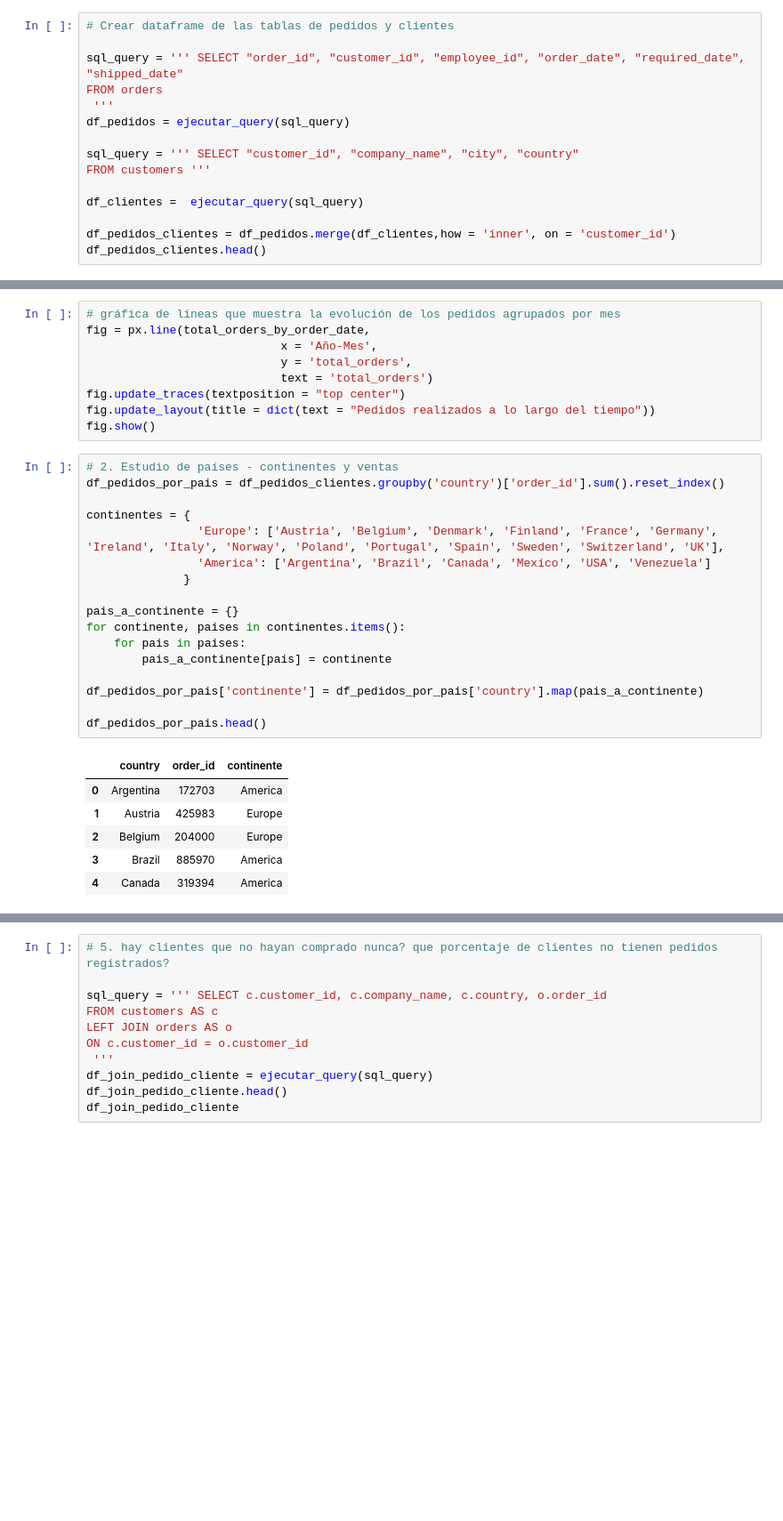
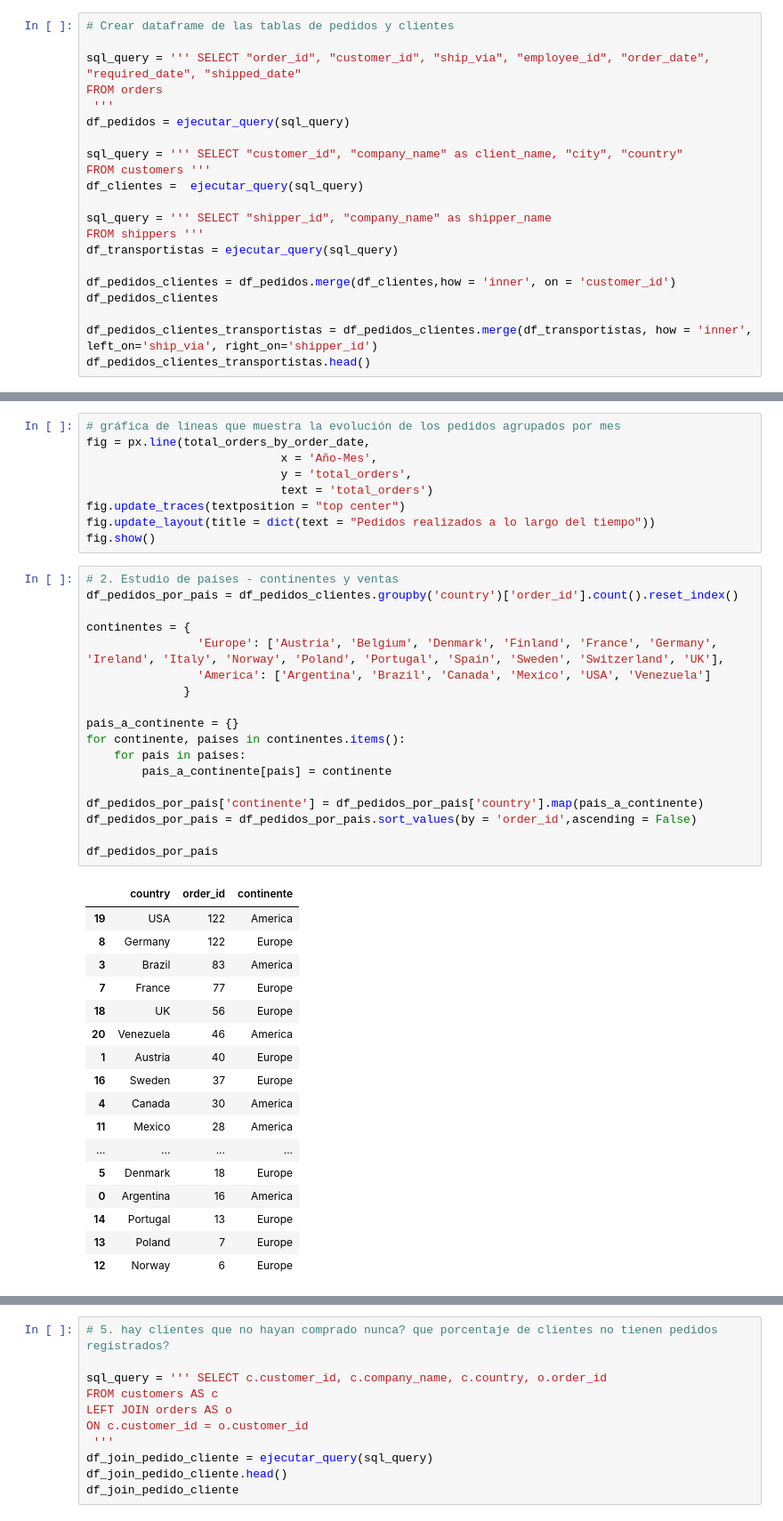
Before and after one commit to CarlEstP/python_data, a Jupyter notebook: mi_solucion.ipynb, the cells around one changed output, grey strips where cells are left out. Shown at 89% size. Drawn from its saved outputs; the diff is of its cells as text; blank space fills up the shorter version.

```diff
--- a/solucion.ipynb
+++ b/mi_solucion.ipynb
@@ -232,16 +232,22 @@ df_employees_report_to
 # %%
 # Crear dataframe de las tablas de pedidos y clientes
 
-sql_query = ''' SELECT "order_id", "customer_id", "employee_id", "order_date", "required_date", "shipped_date"
+sql_query = ''' SELECT "order_id", "customer_id", "ship_via", "employee_id", "order_date", "required_date", "shipped_date"
 FROM orders
  '''
 df_pedidos = ejecutar_query(sql_query)
 
-sql_query = ''' SELECT "customer_id", "company_name", "city", "country"
+sql_query = ''' SELECT "customer_id", "company_name" as client_name, "city", "country"
 FROM customers '''
-
 df_clientes =  ejecutar_query(sql_query)
 
+sql_query = ''' SELECT "shipper_id", "company_name" as shipper_name
+FROM shippers '''
+df_transportistas = ejecutar_query(sql_query)
+
 df_pedidos_clientes = df_pedidos.merge(df_clientes,how = 'inner', on = 'customer_id')
-df_pedidos_clientes.head()
+df_pedidos_clientes
+
+df_pedidos_clientes_transportistas = df_pedidos_clientes.merge(df_transportistas, how = 'inner', left_on='ship_via', right_on='shipper_id')
+df_pedidos_clientes_transportistas.head()
 # %% [output]
@@ -304,27 +350,39 @@ fig.update_layout(title = dict(text = "Pedidos realizados a lo largo del tiempo"
 fig.show()
 # %%
 # 2. Estudio de países - continentes y ventas
-df_pedidos_por_pais = df_pedidos_clientes.groupby('country')['order_id'].sum().reset_index()
+df_pedidos_por_pais = df_pedidos_clientes.groupby('country')['order_id'].count().reset_index()
 
 continentes = {
                 'Europe': ['Austria', 'Belgium', 'Denmark', 'Finland', 'France', 'Germany', 'Ireland', 'Italy', 'Norway', 'Poland', 'Portugal', 'Spain', 'Sweden', 'Switzerland', 'UK'],
                 'America': ['Argentina', 'Brazil', 'Canada', 'Mexico', 'USA', 'Venezuela']
               }
 
 pais_a_continente = {}
 for continente, paises in continentes.items():
     for pais in paises:
         pais_a_continente[pais] = continente
 
 df_pedidos_por_pais['continente'] = df_pedidos_por_pais['country'].map(pais_a_continente)
+df_pedidos_por_pais = df_pedidos_por_pais.sort_values(by = 'order_id',ascending = False)
 
-df_pedidos_por_pais.head()
+df_pedidos_por_pais
 # %% [output]
 |  | country | order_id | continente |
-| 0 | Argentina | 172703 | America |
-| 1 | Austria | 425983 | Europe |
-| 2 | Belgium | 204000 | Europe |
-| 3 | Brazil | 885970 | America |
-| 4 | Canada | 319394 | America |
+| 19 | USA | 122 | America |
+| 8 | Germany | 122 | Europe |
+| 3 | Brazil | 83 | America |
+| 7 | France | 77 | Europe |
+| 18 | UK | 56 | Europe |
+| 20 | Venezuela | 46 | America |
+| 1 | Austria | 40 | Europe |
+| 16 | Sweden | 37 | Europe |
+| 4 | Canada | 30 | America |
+| 11 | Mexico | 28 | America |
+| ... | ... | ... | ... |
+| 5 | Denmark | 18 | Europe |
+| 0 | Argentina | 16 | America |
+| 14 | Portugal | 13 | Europe |
+| 13 | Poland | 7 | Europe |
+| 12 | Norway | 6 | Europe |
 # %%
 # Agrupamos por continente
```
Also changed, not shown: parts of 37 cells of this notebook, 2 other files.
